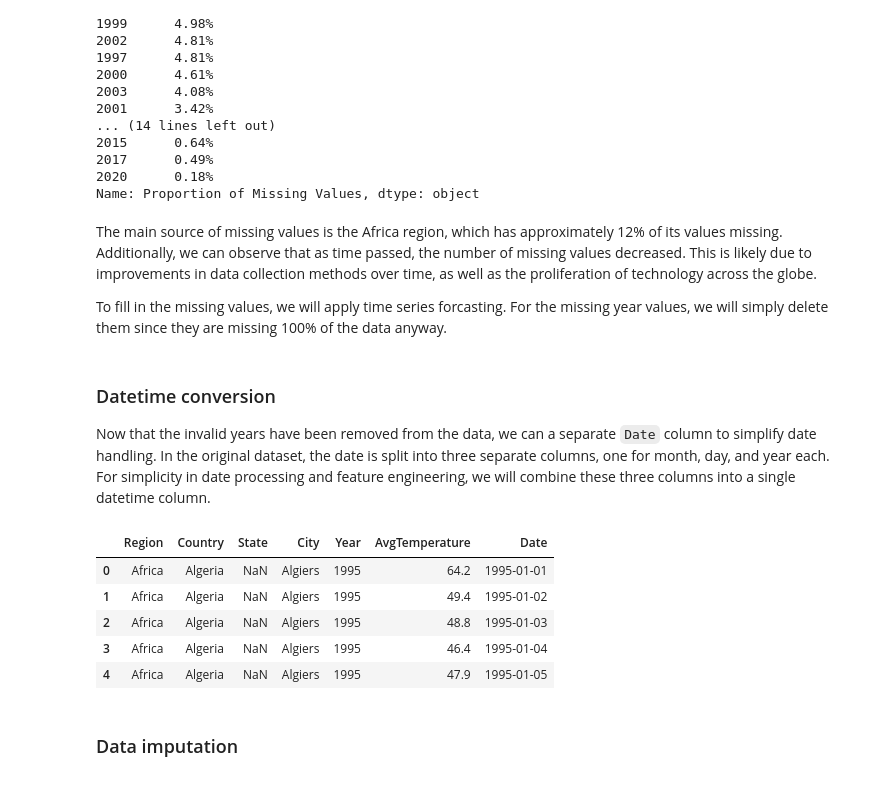
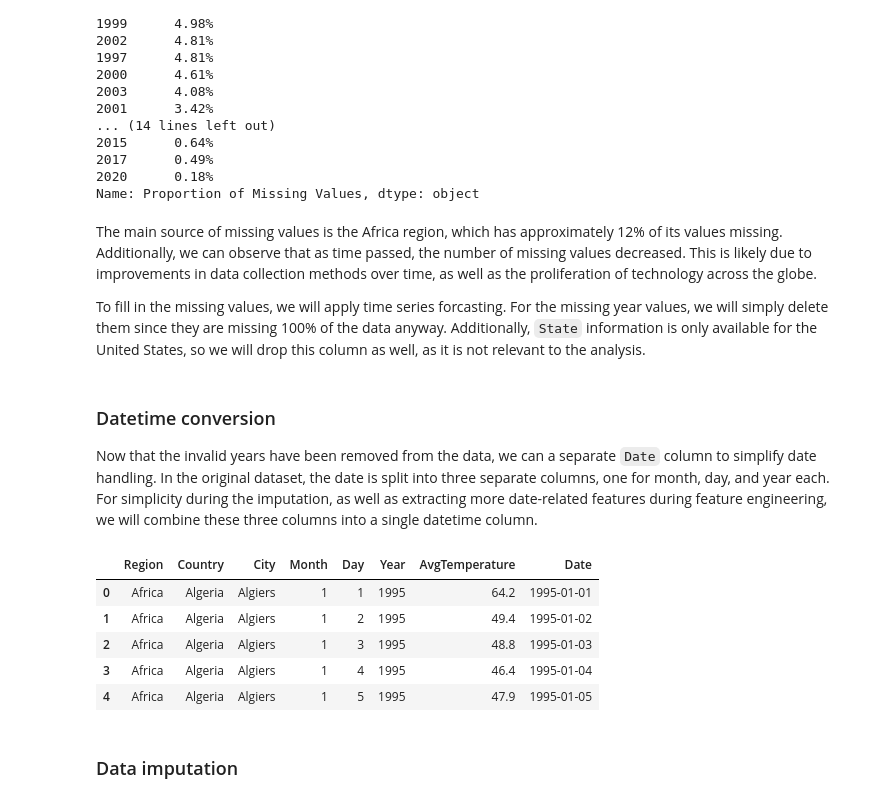
Before and after one commit to wrongsyntax/ECE447-ProjectA, a Jupyter notebook: main.ipynb, the cells around one changed output. Saved outputs shown, nothing was run; the diff lists cells and outputs as text; code cells hidden in the pictures.

```diff
--- a/main.ipynb
+++ b/main.ipynb
@@ -247,32 +257,32 @@ Additionally, we can observe that as time passed, the number of missing values d
 This is likely due to improvements in data collection methods over time, as well as the proliferation of technology across the globe.
 
 To fill in the missing values, we will apply time series forcasting.
-For the missing year values, we will simply delete them since they are missing 100% of the data anyway.
+For the missing year values, we will simply delete them since they are missing 100% of the data anyway. Additionally, `State` information is only available for the United States, so we will drop this column as well, as it is not relevant to the analysis.
 # %%
 # Delete the invalid years
 df = df[df["Year"] >= 1900]
+
+# Drop the State column
+df.drop(columns=["State"], inplace=True)
 # %% [markdown]
 ### Datetime conversion
 
 Now that the invalid years have been removed from the data, we can a separate `Date` column to simplify date handling.
-In the original dataset, the date is split into three separate columns, one for month, day, and year each. For simplicity in date processing and feature engineering, we will combine these three columns into a single datetime column.
+In the original dataset, the date is split into three separate columns, one for month, day, and year each. For simplicity during the imputation, as well as extracting more date-related features during feature engineering, we will combine these three columns into a single datetime column.
 # %%
 df['Month'] = df['Month'].clip(lower=1, upper=12)
 df['Day'] = df['Day'].clip(lower=1, upper=31)
 
 df['Date'] = pd.to_datetime(df[['Year', 'Month', 'Day']])
 
-# Keep the Year column to simply future code
-df.drop(columns=["Month", "Day"], inplace=True)
-
 df.head()
 # %% [output]
-|  | Region | Country | State | City | Year | AvgTemperature | Date |
-| 0 | Africa | Algeria | NaN | Algiers | 1995 | 64.2 | 1995-01-01 |
-| 1 | Africa | Algeria | NaN | Algiers | 1995 | 49.4 | 1995-01-02 |
-| 2 | Africa | Algeria | NaN | Algiers | 1995 | 48.8 | 1995-01-03 |
-| 3 | Africa | Algeria | NaN | Algiers | 1995 | 46.4 | 1995-01-04 |
-| 4 | Africa | Algeria | NaN | Algiers | 1995 | 47.9 | 1995-01-05 |
+|  | Region | Country | City | Month | Day | Year | AvgTemperature | Date |
+| 0 | Africa | Algeria | Algiers | 1 | 1 | 1995 | 64.2 | 1995-01-01 |
+| 1 | Africa | Algeria | Algiers | 1 | 2 | 1995 | 49.4 | 1995-01-02 |
+| 2 | Africa | Algeria | Algiers | 1 | 3 | 1995 | 48.8 | 1995-01-03 |
+| 3 | Africa | Algeria | Algiers | 1 | 4 | 1995 | 46.4 | 1995-01-04 |
+| 4 | Africa | Algeria | Algiers | 1 | 5 | 1995 | 47.9 | 1995-01-05 |
 # %% [markdown]
 ### Data imputation
 # %%
```
Also changed, not shown: parts of 14 cells of this notebook.
